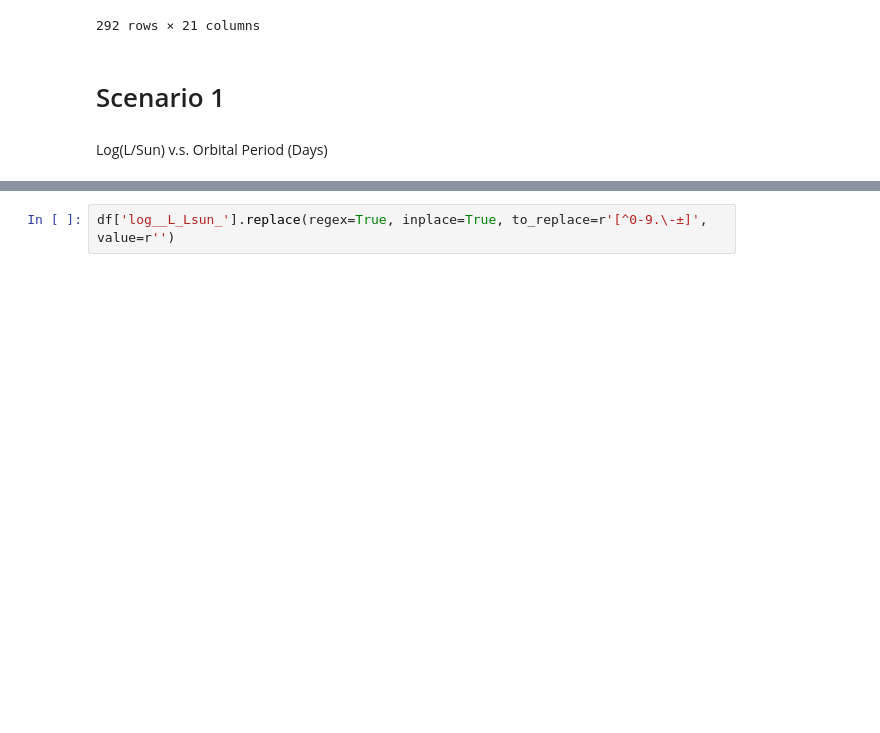
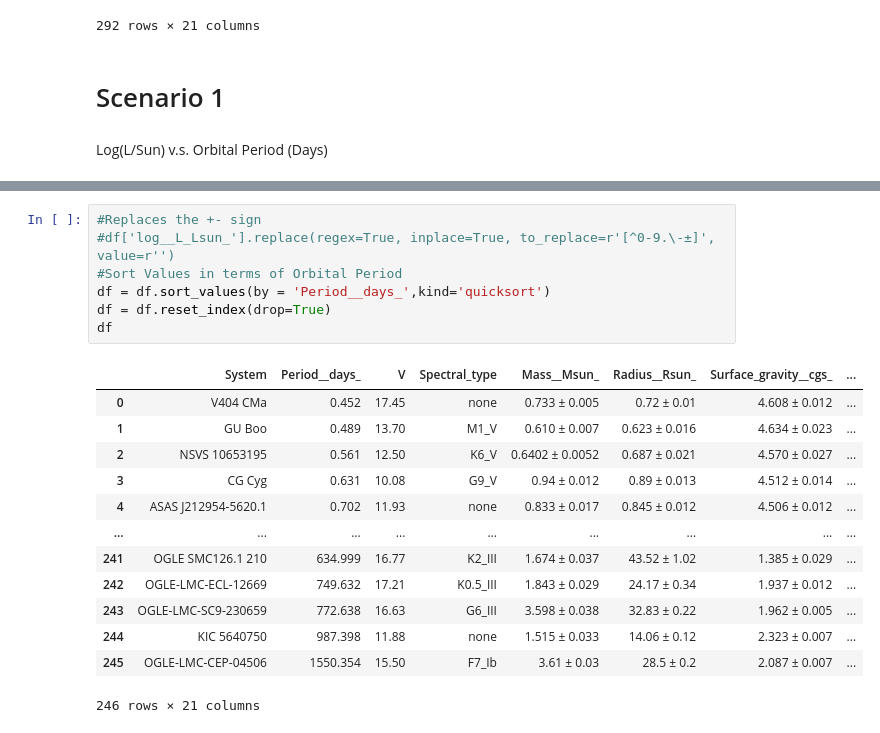
Before and after one commit to aaronsuu/star_luminosity_analysis, a Jupyter notebook: Research_Aaron_S.ipynb, the cells around one changed output, grey strips where cells are left out. Cells and saved outputs as stored; diff of their text form; blank space fills up the shorter version.

```diff
--- a/Research_Aaron_S.ipynb
+++ b/Research_Aaron_S.ipynb
@@ -75,2 +107,21 @@ Index(['System', 'Period__days_', 'V', 'Spectral_type', 'Mass__Msun_',
 # %%
-df['log__L_Lsun_'].replace(regex=True, inplace=True, to_replace=r'[^0-9.\-±]', value=r'')
+#Replaces the +- sign
+#df['log__L_Lsun_'].replace(regex=True, inplace=True, to_replace=r'[^0-9.\-±]', value=r'')
+#Sort Values in terms of Orbital Period
+df = df.sort_values(by = 'Period__days_',kind='quicksort')
+df = df.reset_index(drop=True)
+df
+# %% [output]
+|  | System | Period__days_ | V | Spectral_type | Mass__Msun_ | Radius__Rsun_ | Surface_gravity__cgs_ | ... |
+| 0 | V404 CMa | 0.452 | 17.45 | none | 0.733 ± 0.005 | 0.72 ± 0.01 | 4.608 ± 0.012 | ... |
+| 1 | GU Boo | 0.489 | 13.70 | M1_V | 0.610 ± 0.007 | 0.623 ± 0.016 | 4.634 ± 0.023 | ... |
+| 2 | NSVS 10653195 | 0.561 | 12.50 | K6_V | 0.6402 ± 0.0052 | 0.687 ± 0.021 | 4.570 ± 0.027 | ... |
+| 3 | CG Cyg | 0.631 | 10.08 | G9_V | 0.94 ± 0.012 | 0.89 ± 0.013 | 4.512 ± 0.014 | ... |
+| 4 | ASAS J212954-5620.1 | 0.702 | 11.93 | none | 0.833 ± 0.017 | 0.845 ± 0.012 | 4.506 ± 0.012 | ... |
+| ... | ... | ... | ... | ... | ... | ... | ... | ... |
+| 241 | OGLE SMC126.1 210 | 634.999 | 16.77 | K2_III | 1.674 ± 0.037 | 43.52 ± 1.02 | 1.385 ± 0.029 | ... |
+| 242 | OGLE-LMC-ECL-12669 | 749.632 | 17.21 | K0.5_III | 1.843 ± 0.029 | 24.17 ± 0.34 | 1.937 ± 0.012 | ... |
+| 243 | OGLE-LMC-SC9-230659 | 772.638 | 16.63 | G6_III | 3.598 ± 0.038 | 32.83 ± 0.22 | 1.962 ± 0.005 | ... |
+| 244 | KIC 5640750 | 987.398 | 11.88 | none | 1.515 ± 0.033 | 14.06 ± 0.12 | 2.323 ± 0.007 | ... |
+| 245 | OGLE-LMC-CEP-04506 | 1550.354 | 15.50 | F7_Ib | 3.61 ± 0.03 | 28.5 ± 0.2 | 2.087 ± 0.007 | ... |
+246 rows × 21 columns
```
Also changed, not shown: parts of 7 cells of this notebook.
